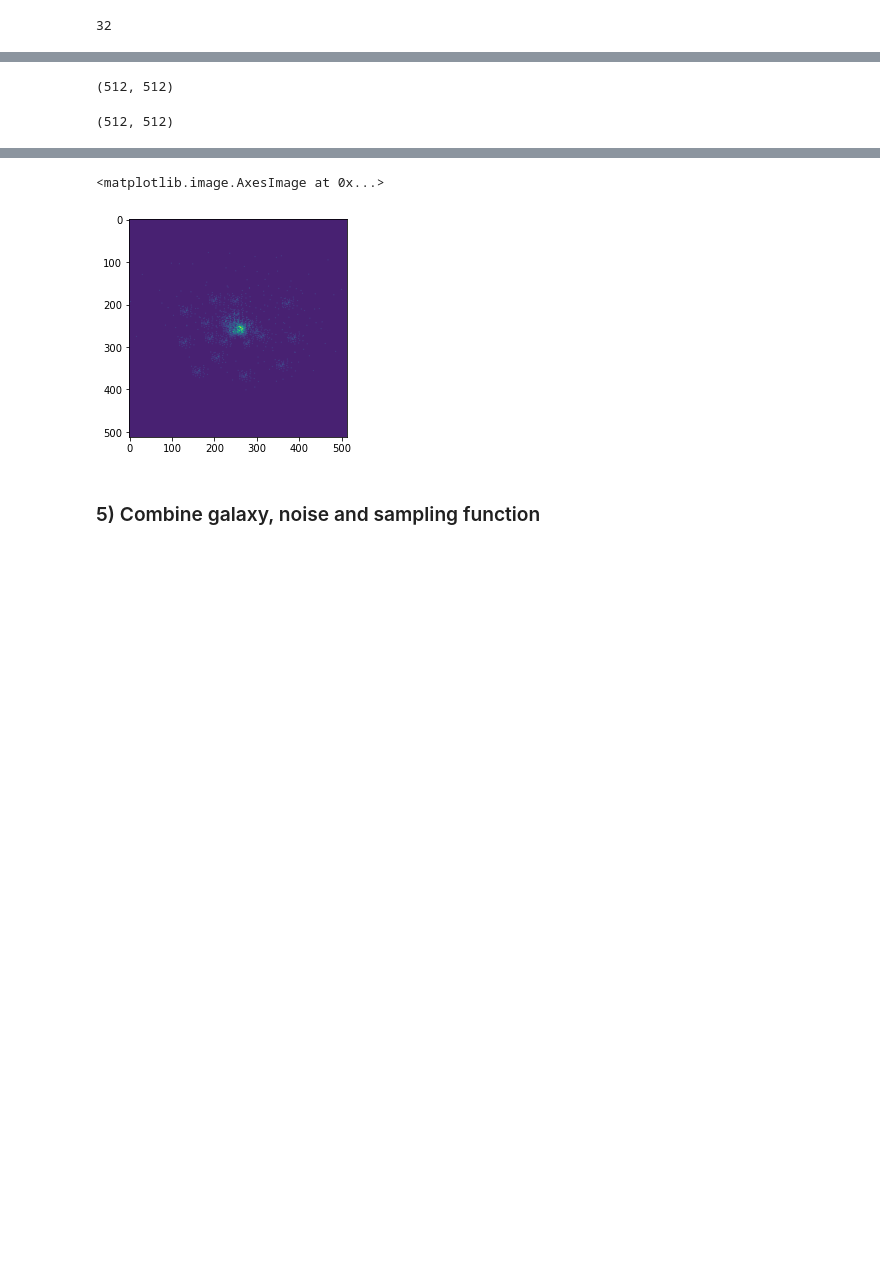
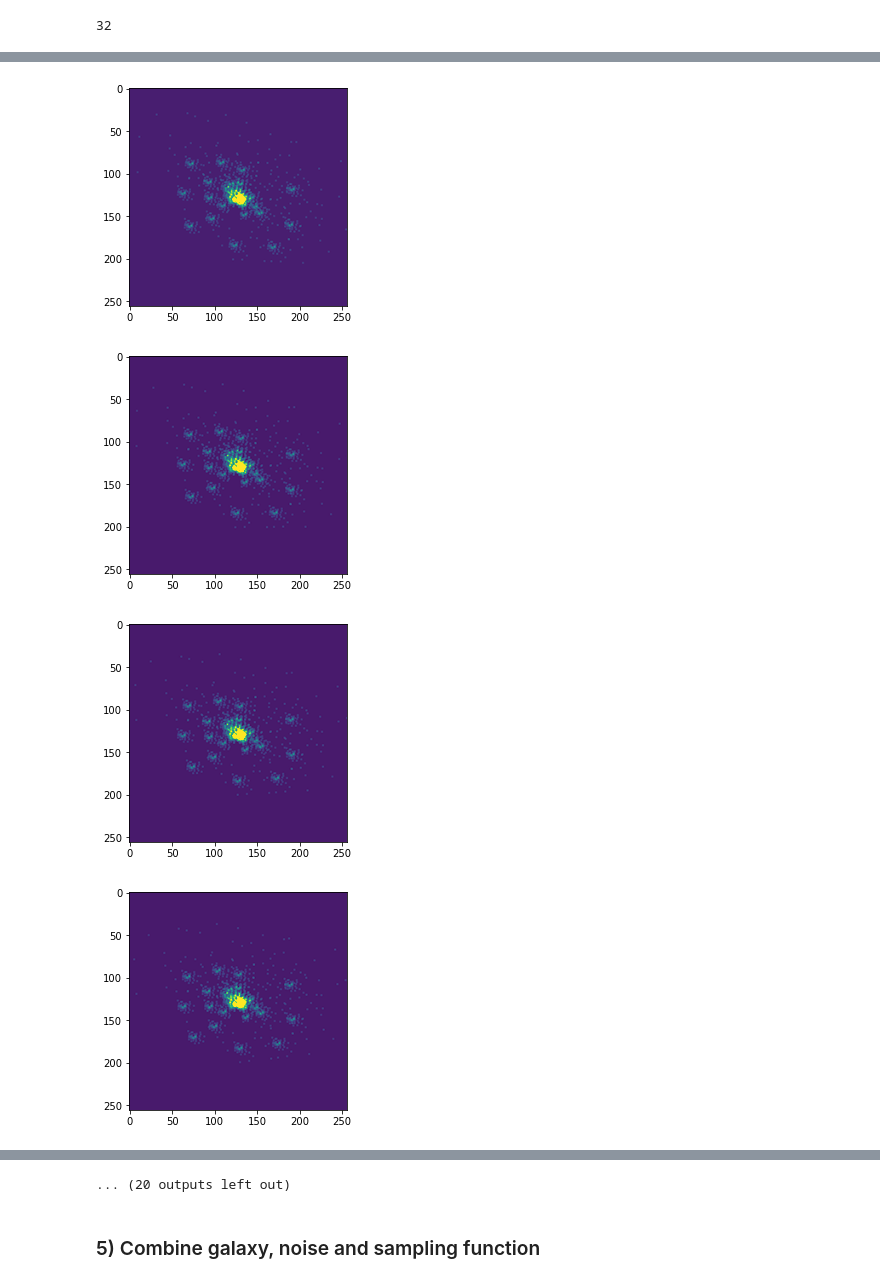
Before and after one commit to CosmoStat/ShapeDeconv, a Jupyter notebook: data/T-RECS/Generate Radio ground truth from T-RECS.ipynb, the cells around one changed output, grey strips where cells are left out. Cells and saved outputs as stored; diff of their text form; code cells hidden in the pictures; blank space fills up the shorter version.

```diff
--- a/data/T-RECS/Generate Radio ground truth from T-RECS.ipynb
+++ b/data/T-RECS/Generate Radio ground truth from T-RECS.ipynb
@@ -246,11 +250,9 @@ array([-1.06574875])
-# %%
-PSF[0][-1].shape
-# %% [output]
-(512, 512)
-# %%
-PSF[0][0].real.shape
-# %% [output]
-(512, 512)
 # %%
-plt.imshow(sampling[0][0].real,vmax=2)
+for i in range(32):
+    f=plt.figure()
+    plt.imshow(sampling[0][i].real,vmax=2)
 # %% [output]
+[figure, new version]
+[figure, added]
+[figure, added]
+[figure, added]
@@ -257,5 +267,4 @@ plt.imshow(sampling[0][0].real,vmax=2)
-<matplotlib.image.AxesImage at 0x...>
+... (20 outputs left out)
-[figure, old version]
 # %% [markdown]
 ### 5) Combine galaxy, noise and sampling function
 # %%
```
Also changed, not shown: parts of 4 cells of this notebook, 2 other files.
